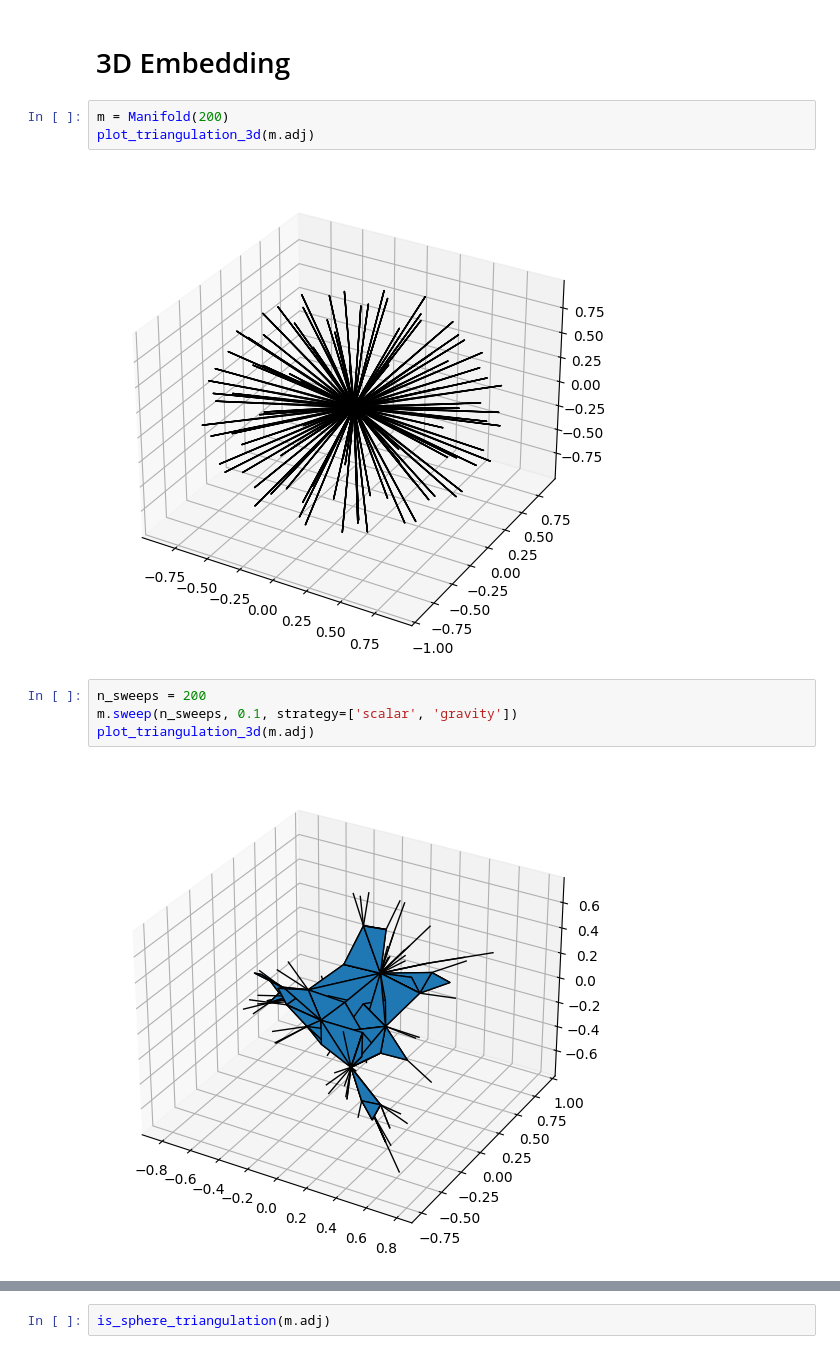
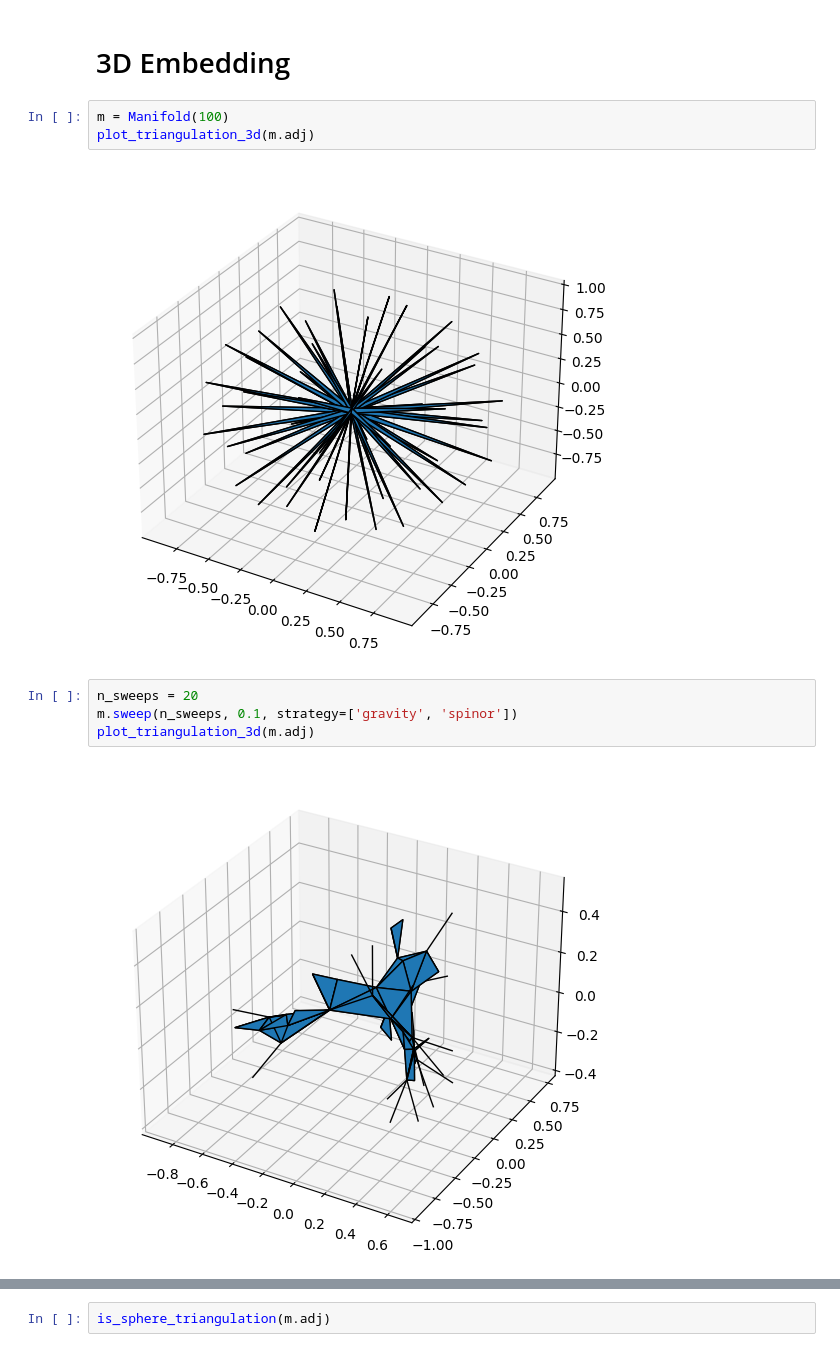
Before and after one commit to MattiaVarrone/EucliFer, a Jupyter notebook: 2D_QG/Examples.ipynb, the cells around one changed output, grey strips where cells are left out. Cells and saved outputs as stored; diff of their text form.

```diff
--- a/2D_QG/Examples.ipynb
+++ b/2D_QG/Examples.ipynb
@@ -7,13 +7,13 @@ from scipy.interpolate import CubicSpline
 # %% [markdown]
 # 3D Embedding
 # %%
-m = Manifold(200)
+m = Manifold(100)
 plot_triangulation_3d(m.adj)
 # %% [output]
-[figure, old version]
+[figure, new version]
 # %%
-n_sweeps = 200
-m.sweep(n_sweeps, 0.1, strategy=['scalar', 'gravity'])
+n_sweeps = 20
+m.sweep(n_sweeps, 0.1, strategy=['gravity', 'spinor'])
 plot_triangulation_3d(m.adj)
 # %% [output]
-[figure, old version]
+[figure, new version]
```
Also changed, not shown: parts of 11 cells of this notebook, 2 other files.
